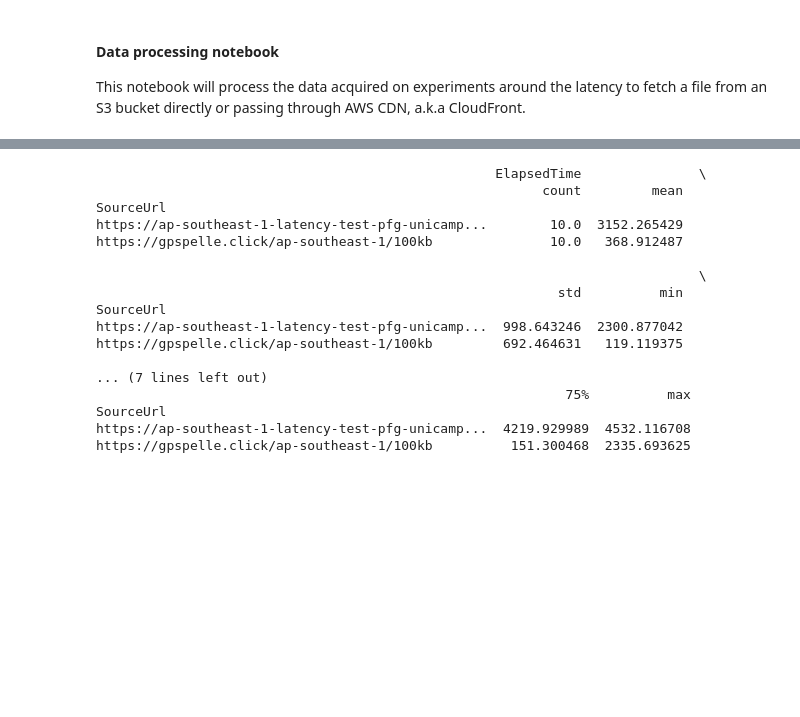
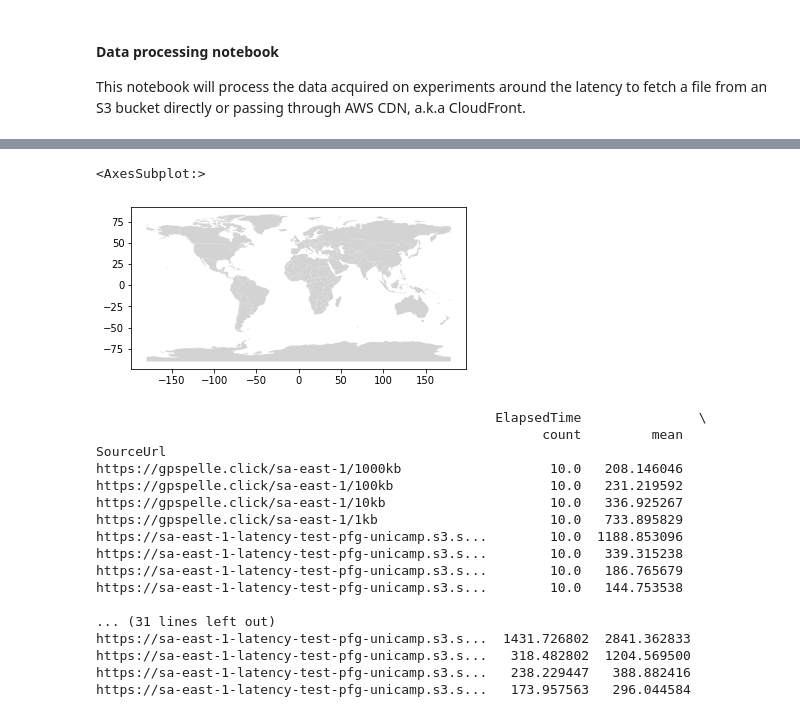
Before and after one commit to gpspelle/cdk-s3-cdn-experiment, a Jupyter notebook: utils/data_preproc.ipynb, the cells around one changed output, grey strips where cells are left out. Saved outputs shown, nothing was run; the diff lists cells and outputs as text; code cells hidden in the pictures; blank space fills up the shorter version.

```diff
--- a/utils/data_preproc.ipynb
+++ b/utils/data_preproc.ipynb
@@ -49,20 +70,24 @@ df = df.groupby('SourceUrl')
+# %%
+countries.plot(color="lightgrey")
+# %% [output]
+<AxesSubplot:>
+[figure, added]
 # %%
-print(df.describe())
 # %% [output]
                                                    ElapsedTime               \
                                                          count         mean
 SourceUrl
-https://ap-southeast-1-latency-test-pfg-unicamp...        10.0  3152.265429
-https://gpspelle.click/ap-southeast-1/100kb               10.0   368.912487
+https://gpspelle.click/sa-east-1/1000kb                   10.0   208.146046
+https://gpspelle.click/sa-east-1/100kb                    10.0   231.219592
+https://gpspelle.click/sa-east-1/10kb                     10.0   336.925267
+https://gpspelle.click/sa-east-1/1kb                      10.0   733.895829
+https://sa-east-1-latency-test-pfg-unicamp.s3.s...        10.0  1188.853096
+https://sa-east-1-latency-test-pfg-unicamp.s3.s...        10.0   339.315238
+https://sa-east-1-latency-test-pfg-unicamp.s3.s...        10.0   186.765679
+https://sa-east-1-latency-test-pfg-unicamp.s3.s...        10.0   144.753538
 
-                                                                             \
-                                                           std          min
-SourceUrl
-https://ap-southeast-1-latency-test-pfg-unicamp...  998.643246  2300.877042
-https://gpspelle.click/ap-southeast-1/100kb         692.464631   119.119375
-
-... (7 lines left out)
-                                                            75%          max
-SourceUrl
-https://ap-southeast-1-latency-test-pfg-unicamp...  4219.929989  4532.116708
-https://gpspelle.click/ap-southeast-1/100kb          151.300468  2335.693625
+... (31 lines left out)
+https://sa-east-1-latency-test-pfg-unicamp.s3.s...  1431.726802  2841.362833
+https://sa-east-1-latency-test-pfg-unicamp.s3.s...   318.482802  1204.569500
+https://sa-east-1-latency-test-pfg-unicamp.s3.s...   238.229447   388.882416
+https://sa-east-1-latency-test-pfg-unicamp.s3.s...   173.957563   296.044584
```
Also changed, not shown: parts of 6 cells of this notebook, 1 other file.
